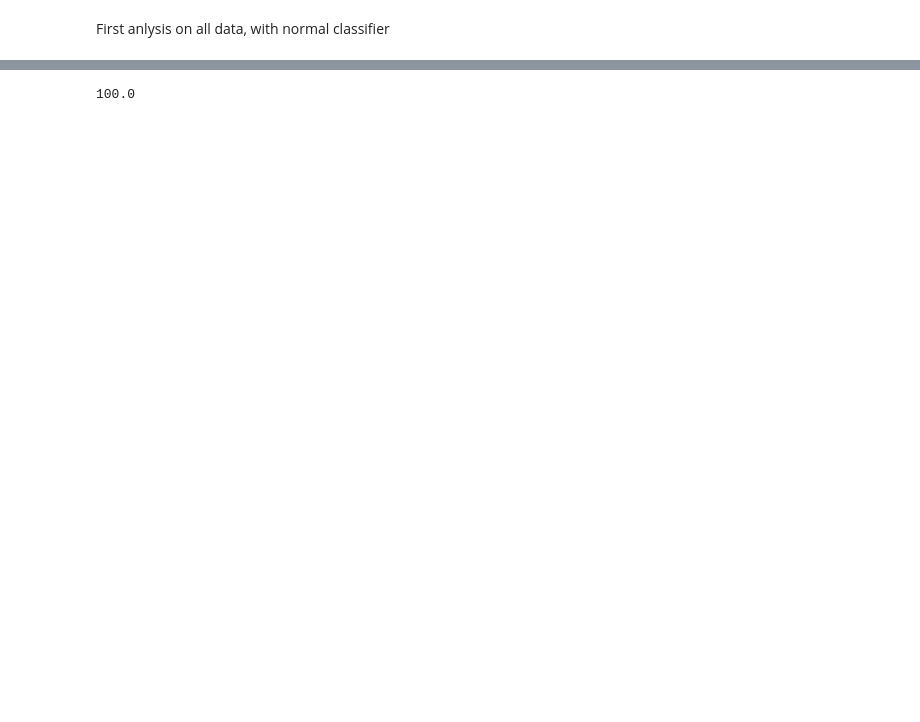
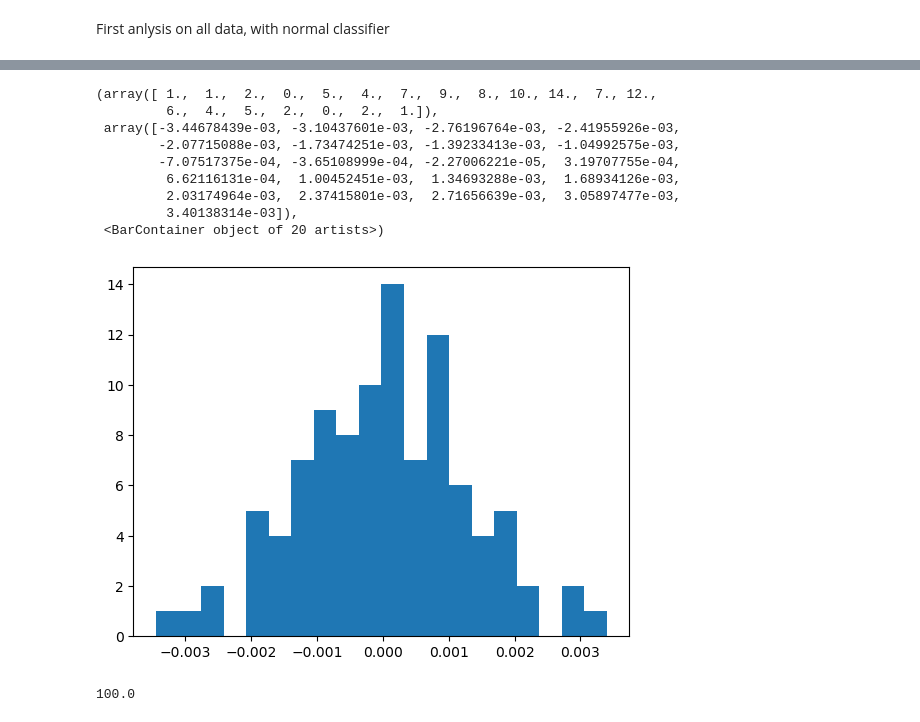
Before and after one commit to feanor3/tesi, a Jupyter notebook: analysis-symmetric-network.ipynb, the cells around one changed output, grey strips where cells are left out. Saved outputs shown, nothing was run; the diff lists cells and outputs as text; code cells hidden in the pictures; blank space fills up the shorter version.

```diff
--- a/analysis-symmetric-network.ipynb
+++ b/analysis-symmetric-network.ipynb
@@ -26,0 +51,5 @@ clf = utils.train_classifier(10, 'all', MLPBinary(dim_hidden=100, tolerance=1e-4
+# %%
+b = clf.weights1
+b
+r = np.sum(b[1:], axis=0) / np.sum(np.abs(b[1:]))
+r
@@ -27,3 +74,16 @@ clf = utils.train_classifier(10, 'all', MLPBinary(dim_hidden=100, tolerance=1e-4
+# %%
+plt.hist(r, 20)
+# %% [output]
+(array([ 1.,  1.,  2.,  0.,  5.,  4.,  7.,  9.,  8., 10., 14.,  7., 12.,
+         6.,  4.,  5.,  2.,  0.,  2.,  1.]),
+ array([-3.44678439e-03, -3.10437601e-03, -2.76196764e-03, -2.41955926e-03,
+        -2.07715088e-03, -1.73474251e-03, -1.39233413e-03, -1.04992575e-03,
+        -7.07517375e-04, -3.65108999e-04, -2.27006221e-05,  3.19707755e-04,
+         6.62116131e-04,  1.00452451e-03,  1.34693288e-03,  1.68934126e-03,
+         2.03174964e-03,  2.37415801e-03,  2.71656639e-03,  3.05897477e-03,
+         3.40138314e-03]),
+ <BarContainer object of 20 artists>)
+[figure, added]
 # %%
 b = clf.weights2.flatten()
 b @ b.T
```
Also changed, not shown: parts of 9 cells of this notebook, 3 other files.
